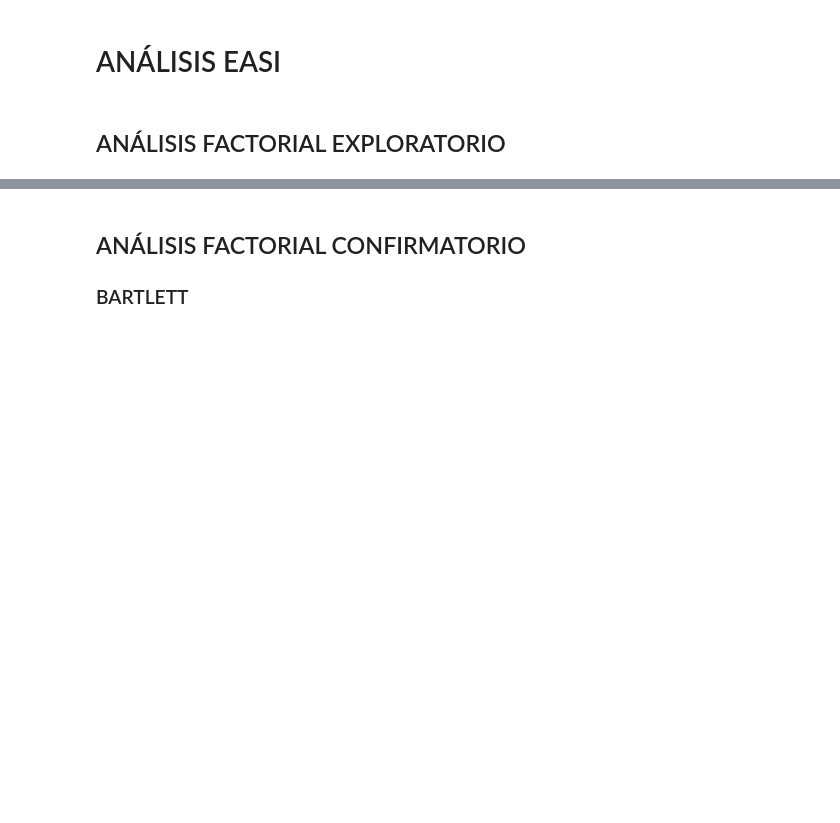
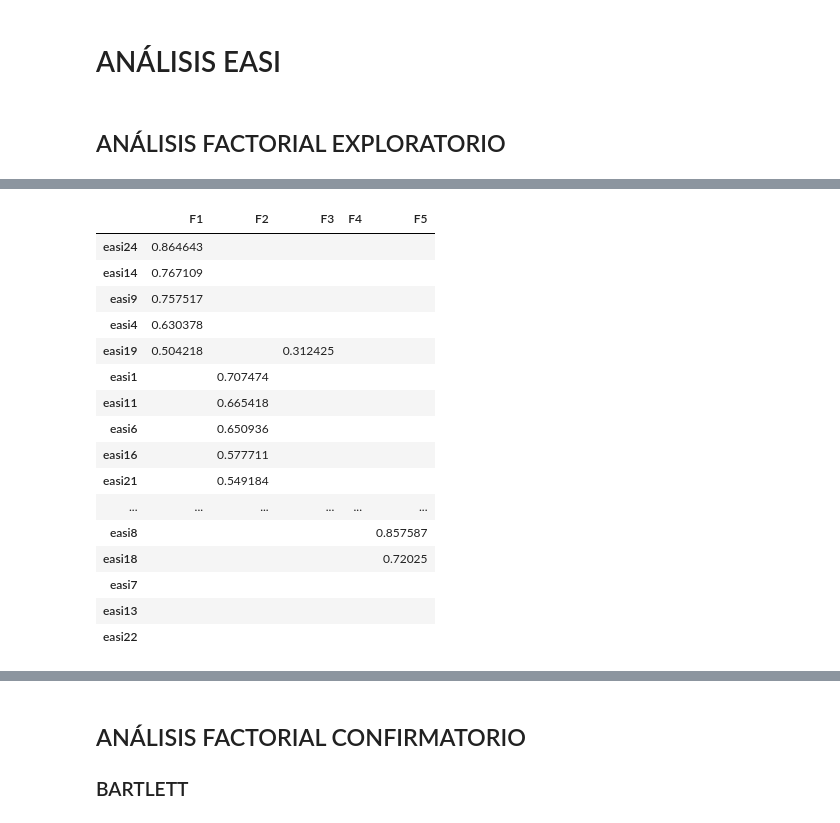
Before and after one commit to jisaaco/everchanging, a Jupyter notebook: factor_analysis_karina.ipynb, the cells around one changed output, grey strips where cells are left out. Drawn from its saved outputs; the diff is of its cells as text; code cells hidden in the pictures; blank space fills up the shorter version.

```diff
--- a/factor_analysis_karina.ipynb
+++ b/factor_analysis_karina.ipynb
@@ -53,0 +55,37 @@ sns.lineplot(data = df,
+# %%
+fa = FactorAnalyzer(n_factors = 5,
+                    rotation = 'oblimin',
+                    method = 'ml',
+                    use_smc = True)
+fa.fit(X_exp)
+
+cols_exp = ['F1', 'F2', 'F3', 'F4', 'F5']
+all_up = [False, False, False, False, False]
+
+loadings = pd.DataFrame(fa.loadings_,
+                        columns = cols_exp,
+                        index = easi_exp.columns)\
+                            .apply(lambda x: [y if y >= 0.3 else 0 for y in x])\
+                            .sort_values(by = cols_exp,
+                                        ascending = all_up)\
+                            .apply(lambda x: [y if y > 0 else '' for y in x])
+
+loadings
+# %% [output]
+|  | F1 | F2 | F3 | F4 | F5 |
+| easi24 | 0.864643 |  |  |  |  |
+| easi14 | 0.767109 |  |  |  |  |
+| easi9 | 0.757517 |  |  |  |  |
+| easi4 | 0.630378 |  |  |  |  |
+| easi19 | 0.504218 |  | 0.312425 |  |  |
+| easi1 |  | 0.707474 |  |  |  |
+| easi11 |  | 0.665418 |  |  |  |
+| easi6 |  | 0.650936 |  |  |  |
+| easi16 |  | 0.577711 |  |  |  |
+| easi21 |  | 0.549184 |  |  |  |
+| ... | ... | ... | ... | ... | ... |
+| easi8 |  |  |  |  | 0.857587 |
+| easi18 |  |  |  |  | 0.72025 |
+| easi7 |  |  |  |  |  |
+| easi13 |  |  |  |  |  |
+| easi22 |  |  |  |  |  |
```
Also changed, not shown: parts of 8 cells of this notebook.
